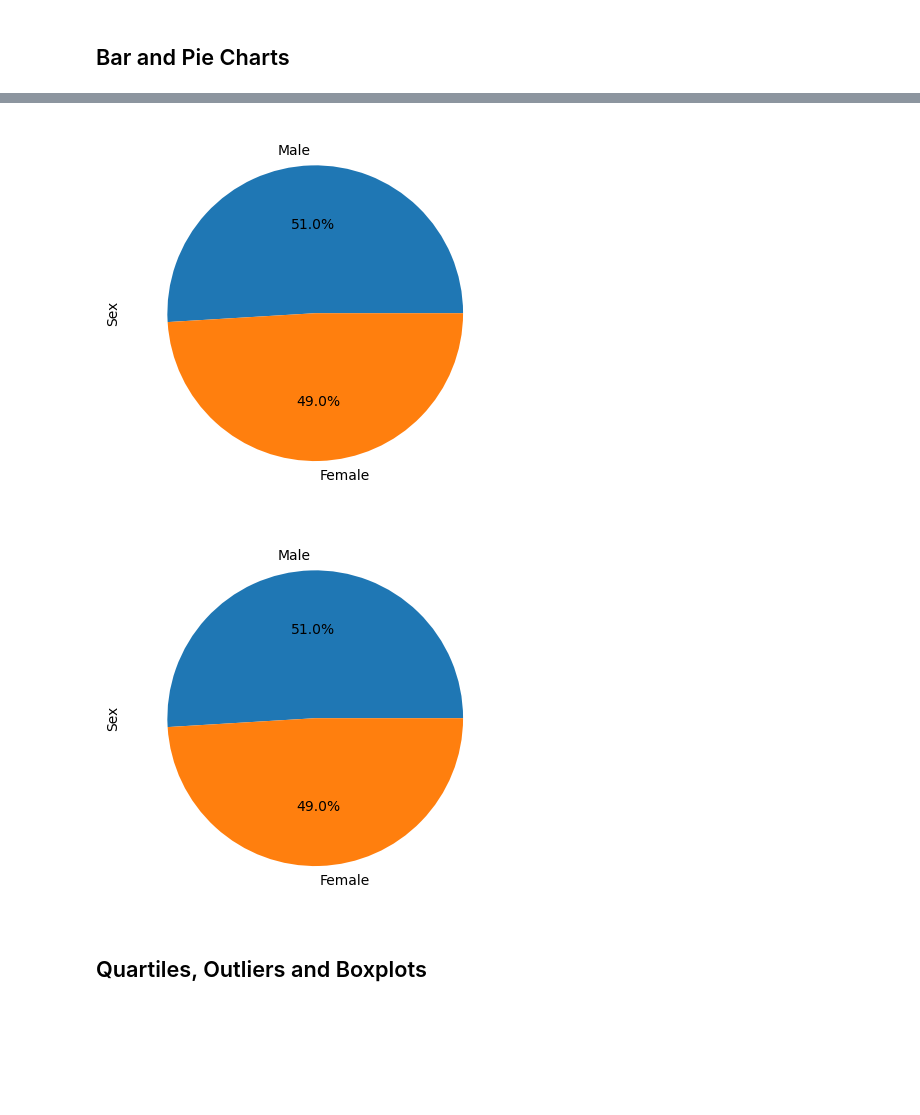
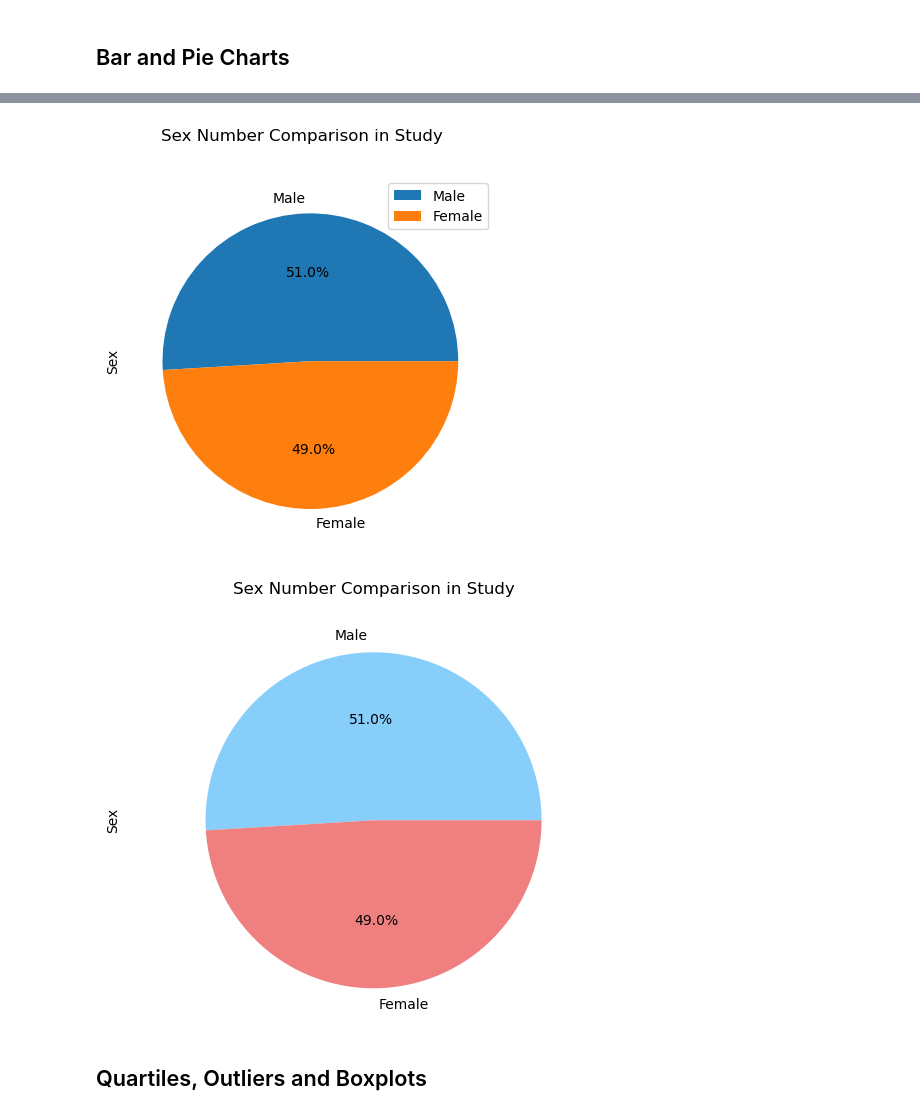
Before and after one commit to aocanoni/Module-5-Challenge, a Jupyter notebook: Starter_Code/Pymaceuticals/pymaceuticals_AshleyCanonizado.ipynb, the cells around one changed output, grey strips where cells are left out. Cells and saved outputs as stored; diff of their text form; code cells hidden in the pictures; blank space fills up the shorter version.

```diff
--- a/Starter_Code/Pymaceuticals/pymaceuticals_AshleyCanonizado.ipynb
+++ b/Starter_Code/Pymaceuticals/pymaceuticals_AshleyCanonizado.ipynb
@@ -59,7 +69,6 @@ array(['g989'], dtype=object)
 # %%
 # Optional: Get all the data for the duplicate mouse ID.
-dup_mouse_all = data_merge.value_counts() > 1
-true_dup_mouse_all = dup_mouse_all.loc[dup_mouse_all == True]
-true_dup_mouse_all_df = pd.DataFrame(true_dup_mouse_all)
-true_dup_mouse_all_df
+dup_df = data_merge.copy()
+filtered_dup_df = dup_df[dup_df['Mouse ID'] == 'g989']
+filtered_dup_df
 # %% [output]
@@ -86,5 +89,8 @@ true_dup_mouse_all_df
 # %%
 # Create a clean DataFrame by dropping the duplicate mouse by its ID.
+duped_mouse = 'g989'
+clean_df = dup_df[dup_df['Mouse ID'] != duped_mouse]
+clean_df.head()
 # %% [output]
 |  | Mouse ID | Timepoint | Tumor Volume (mm3) | Metastatic Sites | Drug Regimen | Sex | Age_months | ... |
 | 0 | b128 | 0 | 45.0 | 0 | Capomulin | Female | 9 | ... |
@@ -149,11 +191,19 @@ true_dup_mouse_all_df
 # %%
 # Generate a pie plot showing the distribution of female versus male mice using Pandas
+sx_mice = clean_df["Sex"].value_counts()
+sx_mice_df = pd.DataFrame(sx_mice)
+sx_mice_df.plot(kind="pie", autopct = "%1.1f%%", title= "Sex Number Comparison in Study", subplots = True, ylabel = "Sex");
 # %% [output]
-[figure, old version]
+[figure, new version]
 # %%
 # Generate a pie plot showing the distribution of female versus male mice using pyplot
+plt.pie(sx_mice, labels = ["Male", "Female"], colors = ["lightskyblue", "lightcoral"], autopct="%1.1f%%")
+plt.axis("equal")
+plt.title("Sex Number Comparison in Study", pad=30)
+plt.ylabel("Sex")
+plt.tight_layout;
 # %% [output]
-[figure, old version]
+[figure, new version]
 # %% [markdown]
 ## Quartiles, Outliers and Boxplots
 # %%
```
Also changed, not shown: parts of 26 cells of this notebook.
